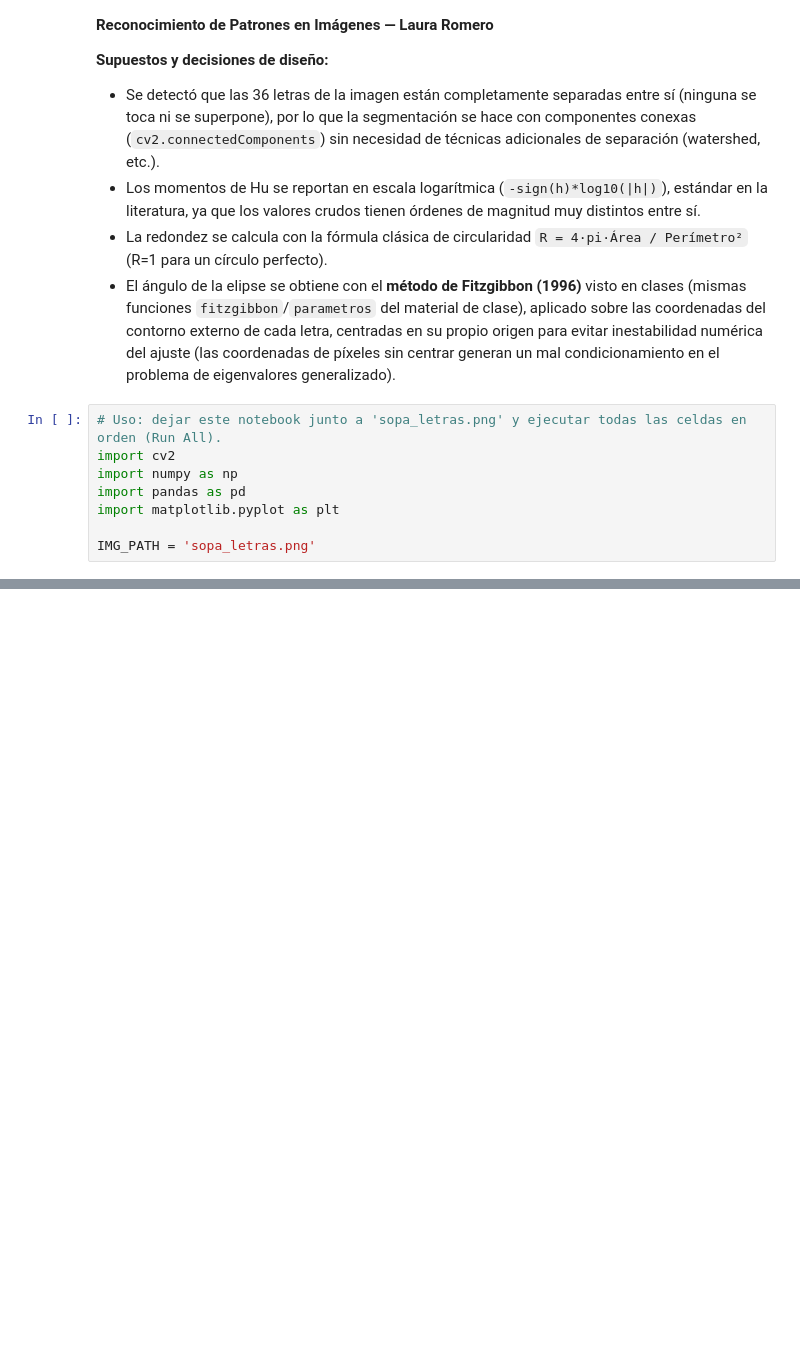
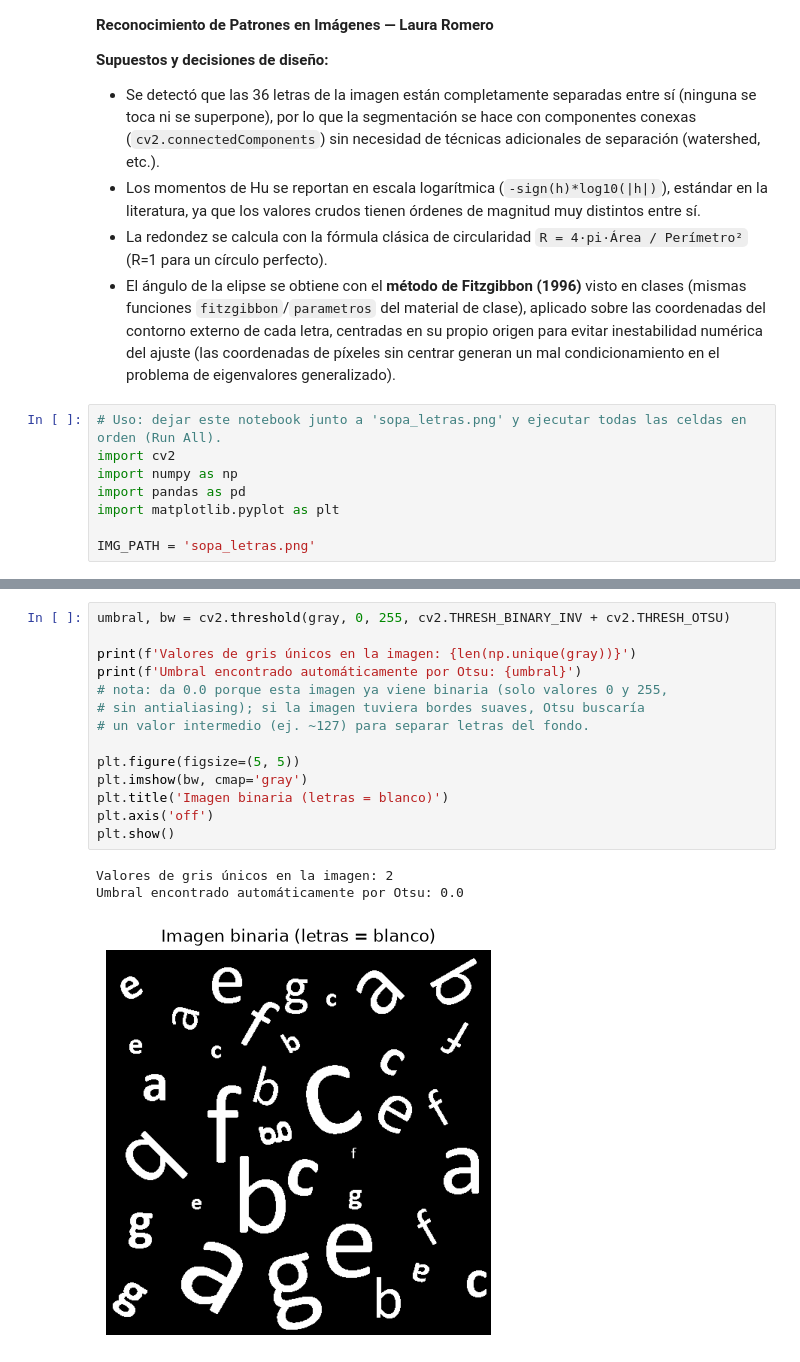
Before and after one commit to lauraromero-cm/Tareas-Patrones, a Jupyter notebook: Tarea1/tarea_01.ipynb, the cells around one changed output, grey strips where cells are left out. Cells and saved outputs as stored; diff of their text form; blank space fills up the shorter version.

```diff
--- a/Tarea1/tarea_01.ipynb
+++ b/Tarea1/tarea_01.ipynb
@@ -17,0 +43,18 @@ IMG_PATH = 'sopa_letras.png'
+# %%
+umbral, bw = cv2.threshold(gray, 0, 255, cv2.THRESH_BINARY_INV + cv2.THRESH_OTSU)
+
+print(f'Valores de gris únicos en la imagen: {len(np.unique(gray))}')
+print(f'Umbral encontrado automáticamente por Otsu: {umbral}')
+# nota: da 0.0 porque esta imagen ya viene binaria (solo valores 0 y 255,
+# sin antialiasing); si la imagen tuviera bordes suaves, Otsu buscaría
+# un valor intermedio (ej. ~127) para separar letras del fondo.
+
+plt.figure(figsize=(5, 5))
+plt.imshow(bw, cmap='gray')
+plt.title('Imagen binaria (letras = blanco)')
+plt.axis('off')
+plt.show()
+# %% [output]
+Valores de gris únicos en la imagen: 2
+Umbral encontrado automáticamente por Otsu: 0.0
+[figure, added]
```
Also changed, not shown: parts of 18 cells of this notebook.
